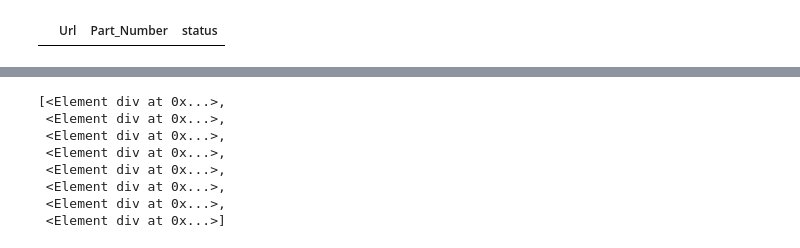
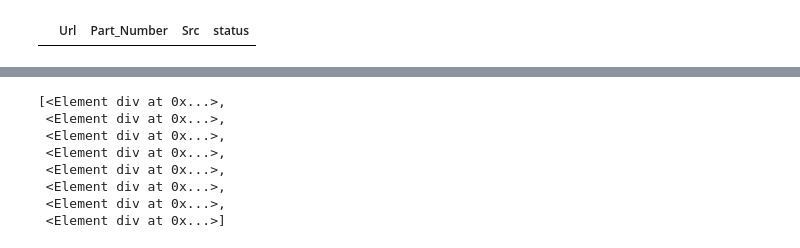
Before and after one commit to hzm1124/YangTeng, a Jupyter notebook: 02.crawler/04.Cardone/2(1).Detail-Lennon原始20230616.ipynb, the cells around one changed output, grey strips where cells are left out. Saved outputs shown, nothing was run; the diff lists cells and outputs as text; code cells hidden in the pictures.

```diff
--- a/02.crawler/04.Cardone/2(1).Detail-Lennon原始20230616.ipynb
+++ b/02.crawler/04.Cardone/2(1).Detail-Lennon原始20230616.ipynb
@@ -28,11 +28,12 @@ list_url
 # %%
 df = pd.DataFrame(columns=['Url',
                            'Part_Number',
+                           'Src',
                            'status'])
 
 df
 # %% [output]
-|  | Url | Part_Number | status |
+|  | Url | Part_Number | Src | status |
 # %%
 import requests
 # %%
```
Also changed, not shown: parts of 7 cells of this notebook, 1 other file.
